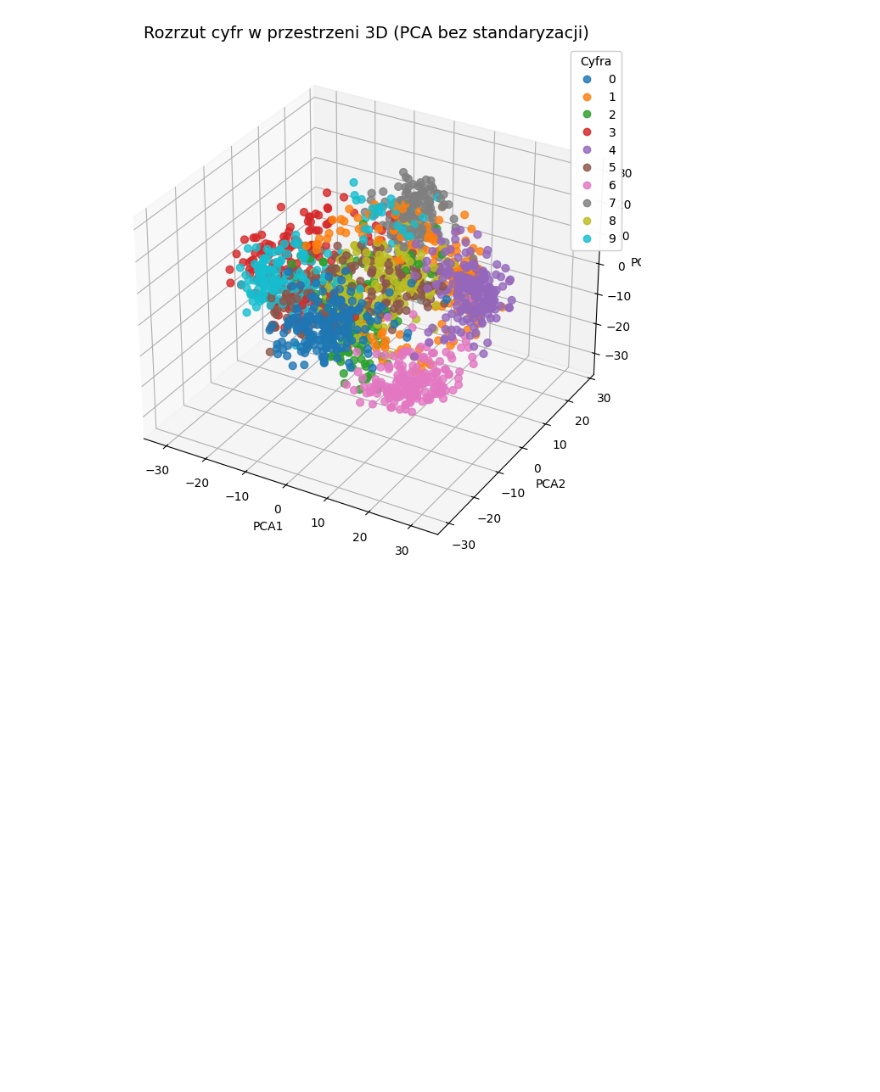
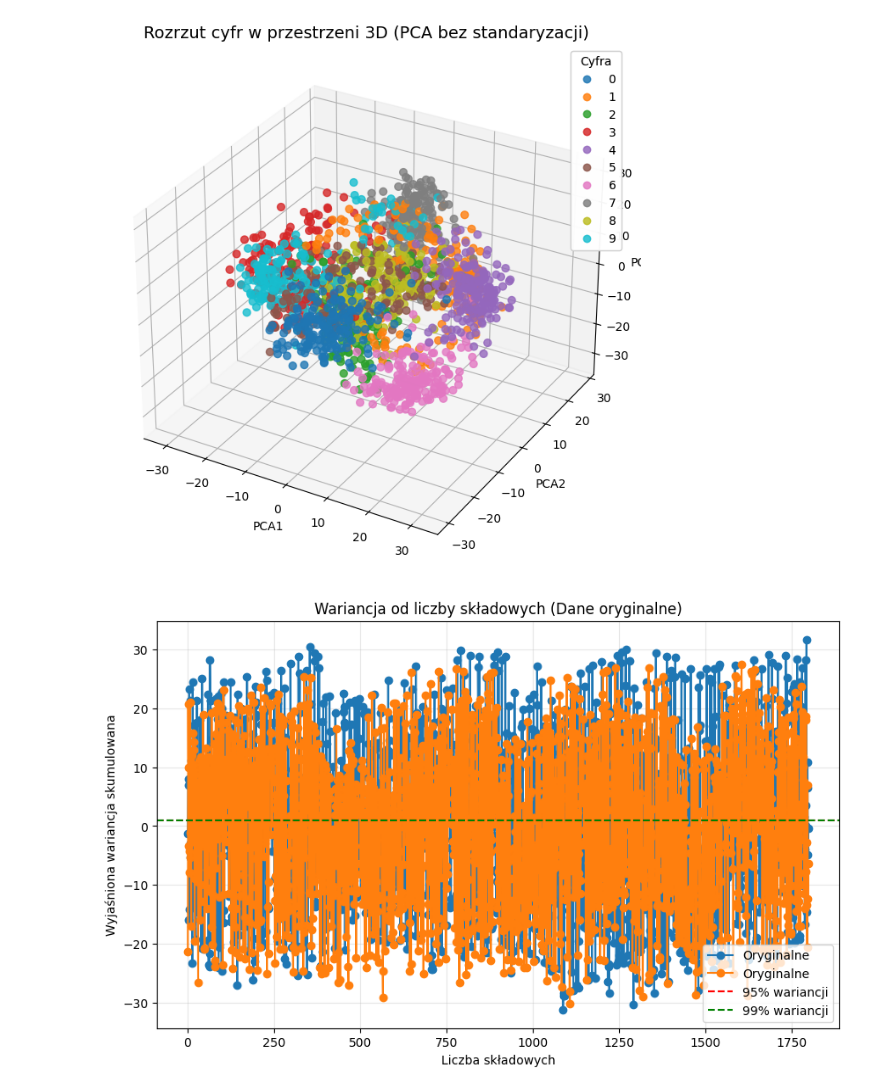
Before and after one commit to maddie84/Lab_Maszynowej_Analizy_Danych, a Jupyter notebook: Lab5/Jazwinska_LMAD_PSI_L5.ipynb, the cells around one changed output. Drawn from its saved outputs; the diff is of its cells as text; code cells hidden in the pictures; blank space fills up the shorter version.

```diff
--- a/Lab5/Jazwinska_LMAD_PSI_L5.ipynb
+++ b/Lab5/Jazwinska_LMAD_PSI_L5.ipynb
@@ -602,3 +615,31 @@ Wariancja wyjaśniona przez PCA3 (bez standaryzacji): 0.11794593763975789
 
 Łączna wariancja wyjaśniona przez PCA1, PCA2 i PCA3 (bez standaryzacji): 0.4030395858767508
 [figure]
+# %%
+# # Generowanie wykresów wariancji dla danych zestandaryzowanych i oryginalnych z poprawionym kodem
+
+# # Wykres dla danych zestandaryzowanych
+# plt.figure(figsize=(10, 6))
+# plt.plot(range(1, len(explained_variance_standardized) + 1), explained_variance_standardized, marker='o', label='Zestandaryzowane')
+# plt.axhline(0.95, color='r', linestyle='--', label='95% wariancji')
+# plt.axhline(0.99, color='g', linestyle='--', label='99% wariancji')
+# plt.title('Wariancja od liczby składowych (Dane zestandaryzowane)')
+# plt.xlabel('Liczba składowych')
+# plt.ylabel('Wyjaśniona wariancja skumulowana')
+# plt.legend()
+# plt.grid(alpha=0.3)
+# plt.show()
+
+# Wykres dla danych oryginalnych
+plt.figure(figsize=(10, 6))
+plt.plot(range(1, len(X_pca_no_scaling_2d) + 1), X_pca_no_scaling_2d, marker='o', label='Oryginalne')
+plt.axhline(0.95, color='r', linestyle='--', label='95% wariancji')
+plt.axhline(0.99, color='g', linestyle='--', label='99% wariancji')
+plt.title('Wariancja od liczby składowych (Dane oryginalne)')
+plt.xlabel('Liczba składowych')
+plt.ylabel('Wyjaśniona wariancja skumulowana')
+plt.legend()
+plt.grid(alpha=0.3)
+plt.show()
+# %% [output]
+[figure, added]
```
Also changed, not shown: parts of 1 cell of this notebook, 3 other files.
